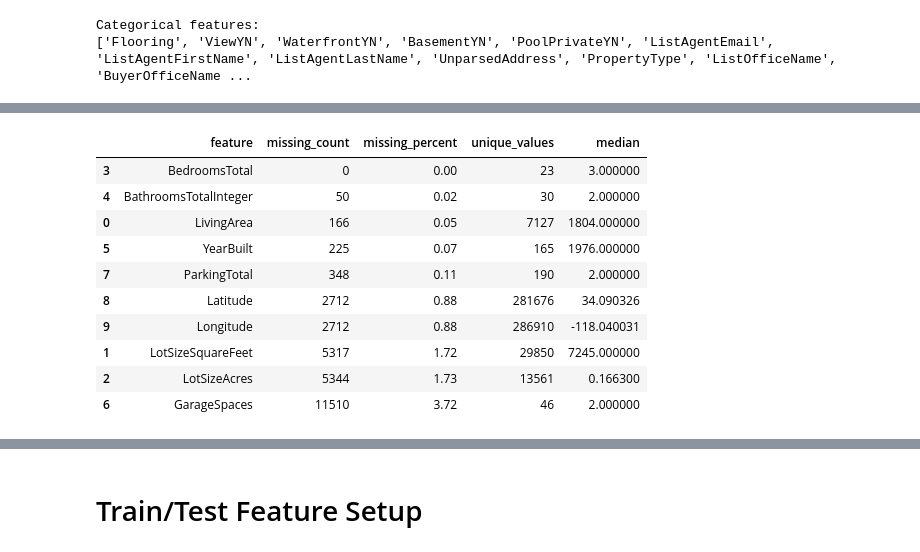
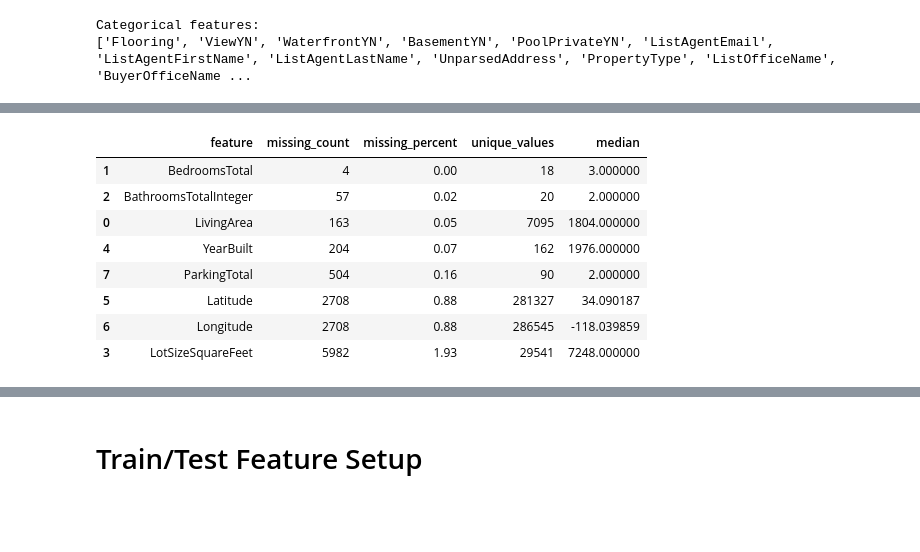
Before and after one commit to KieraChiu/IDX-Exchange-Data-Science, a Jupyter notebook: 02_preprocessing.ipynb, the cells around one changed output, grey strips where cells are left out. Cells and saved outputs as stored; diff of their text form; code cells hidden in the pictures; blank space fills up the shorter version.

Commit message:
edited preprocessing, and created baseline_model

```diff
--- a/02_preprocessing.ipynb
+++ b/02_preprocessing.ipynb
@@ -652,32 +813,25 @@ display(categorical_quality.sort_values("missing_percent"))
 # %%
 # Categorical features to investigate
-categorical_candidates = [
+categorical_features = [
     "PostalCode",
+    "FireplaceYN",
+    "NewConstructionYN",
+    "City",
     "CountyOrParish",
-    "City",
-    "HighSchoolDistrict",
-    "ArchitecturalStyle",
-    "CoolingYN",
-    "HeatingYN",
-    "NewConstructionYN"
-]
-
-# Keep available categorical candidates
-categorical_candidates = [
-    col for col in categorical_candidates
-    if col in df_model.columns
-]
+    "ViewYN",
+    "MLSAreaMajor",
+    "AttachedGarageYN"]
 
 # Examine missingness and cardinality
 categorical_selection_report = pd.DataFrame({
-    "feature": categorical_candidates,
+    "feature": categorical_features,
     "missing_percent": [
         df_model[col].isna().mean() * 100
-        for col in categorical_candidates
+        for col in categorical_features
     ],
     "unique_values": [
         df_model[col].nunique()
-        for col in categorical_candidates
+        for col in categorical_features
     ]})
 
 display(categorical_selection_report.sort_values("missing_percent"))
@@ -825,35 +848,31 @@ display(
 # %%
 # recalculate feature quality
-feature_review = df_model[available_numeric_features].copy()
+feature_review = df_model[numeric_features].copy()
 
-for col in available_numeric_features:
+for col in numeric_features:
     feature_review[col] = pd.to_numeric(
         feature_review[col],
         errors="coerce"
     )
 
 feature_quality = pd.DataFrame({
-    "feature": available_numeric_features,
+    "feature": numeric_features,
     "missing_count": feature_review.isna().sum().values,
     "missing_percent": (
         feature_review.isna().mean().values * 100
     ).round(2),
     "unique_values": feature_review.nunique().values,
     "median": feature_review.median().values
 })
 
-display(
-    feature_quality.sort_values("missing_percent")
-)
+display(feature_quality.sort_values("missing_percent"))
 # %% [output]
 |  | feature | missing_count | missing_percent | unique_values | median |
-| 3 | BedroomsTotal | 0 | 0.00 | 23 | 3.000000 |
-| 4 | BathroomsTotalInteger | 50 | 0.02 | 30 | 2.000000 |
-| 0 | LivingArea | 166 | 0.05 | 7127 | 1804.000000 |
-| 5 | YearBuilt | 225 | 0.07 | 165 | 1976.000000 |
-| 7 | ParkingTotal | 348 | 0.11 | 190 | 2.000000 |
-| 8 | Latitude | 2712 | 0.88 | 281676 | 34.090326 |
-| 9 | Longitude | 2712 | 0.88 | 286910 | -118.040031 |
-| 1 | LotSizeSquareFeet | 5317 | 1.72 | 29850 | 7245.000000 |
-| 2 | LotSizeAcres | 5344 | 1.73 | 13561 | 0.166300 |
-| 6 | GarageSpaces | 11510 | 3.72 | 46 | 2.000000 |
+| 1 | BedroomsTotal | 4 | 0.00 | 18 | 3.000000 |
+| 2 | BathroomsTotalInteger | 57 | 0.02 | 20 | 2.000000 |
+| 0 | LivingArea | 163 | 0.05 | 7095 | 1804.000000 |
+| 4 | YearBuilt | 204 | 0.07 | 162 | 1976.000000 |
+| 7 | ParkingTotal | 504 | 0.16 | 90 | 2.000000 |
+| 5 | Latitude | 2708 | 0.88 | 281327 | 34.090187 |
+| 6 | Longitude | 2708 | 0.88 | 286545 | -118.039859 |
+| 3 | LotSizeSquareFeet | 5982 | 1.93 | 29541 | 7248.000000 |
```
Also changed, not shown: parts of 41 cells of this notebook, 1 other file.
